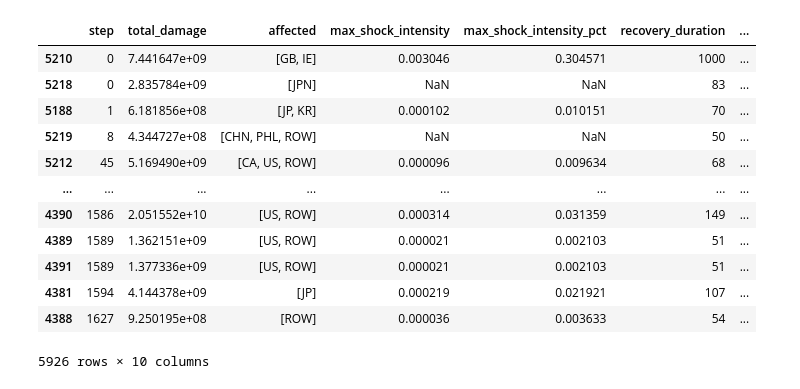
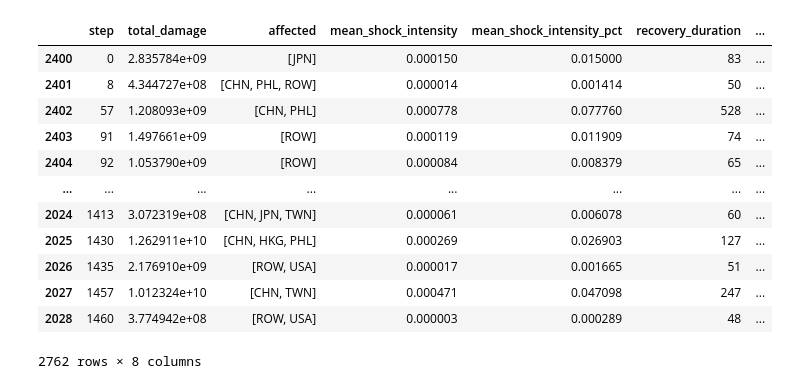
Before and after one commit to spjuhel/Boario-Climada-Compound_Events, a Jupyter notebook: Notebooks/local_pipeline.ipynb, the cells around one changed output. Cells and saved outputs as stored; diff of their text form; code cells hidden in the pictures.

```diff
--- a/Notebooks/local_pipeline.ipynb
+++ b/Notebooks/local_pipeline.ipynb
@@ -34,18 +3,51 @@ combined_df.sort_values(["sample","step"],inplace=True)
+# %%
+import pandas as pd
+import os
+import glob
+import re
+
+# Create an empty list to store dataframes
+dataframes = []
+
+# Define the pattern for the file search
+file_pattern = "../../Boario-Climada-Compound_Events/outputs/sample_*/OECD21-2018_meta_df_impact.parquet"
+
+# Loop through files and read data
+for file_path in glob.glob(file_pattern):
+    filename = os.path.basename(file_path)
+    # Use regex to extract sample number and MRIOT name
+    match = re.search(r"sample_(\d+)/(.+)_meta_df_impact\.parquet", file_path)
+    if match:
+        n = int(match.group(1))
+        mriot_name = match.group(2)
+        if n >= 0 and n <= 100:  # Replace N with the total number of samples
+            df = pd.read_parquet(file_path)
+            df = df.reset_index()
+            df["sample"] = n
+            df["MRIOT"] = mriot_name
+            dataframes.append(df)
+    else:
+        print("Oh noes")
+
+# Concatenate all dataframes into a single dataframe
+combined_df = pd.concat(dataframes, ignore_index=True)
+combined_df["step"] = combined_df["step"].astype(int)
+combined_df.sort_values(["sample","step"],inplace=True)
 # %%
 combined_df.loc[combined_df.MRIOT=="OECD21-2018"].to_parquet("../outputs/meta_df_impact.parquet")
 # %%
-combined_df
+combined_df.loc[combined_df.MRIOT=="OECD21-2018"]
 # %% [output]
-|  | step | total_damage | affected | max_shock_intensity | max_shock_intensity_pct | recovery_duration | ... |
-| 5210 | 0 | 7.441647e+09 | [GB, IE] | 0.003046 | 0.304571 | 1000 | ... |
-| 5218 | 0 | 2.835784e+09 | [JPN] | NaN | NaN | 83 | ... |
-| 5188 | 1 | 6.181856e+08 | [JP, KR] | 0.000102 | 0.010151 | 70 | ... |
-| 5219 | 8 | 4.344727e+08 | [CHN, PHL, ROW] | NaN | NaN | 50 | ... |
-| 5212 | 45 | 5.169490e+09 | [CA, US, ROW] | 0.000096 | 0.009634 | 68 | ... |
+|  | step | total_damage | affected | mean_shock_intensity | mean_shock_intensity_pct | recovery_duration | ... |
+| 2400 | 0 | 2.835784e+09 | [JPN] | 0.000150 | 0.015000 | 83 | ... |
+| 2401 | 8 | 4.344727e+08 | [CHN, PHL, ROW] | 0.000014 | 0.001414 | 50 | ... |
+| 2402 | 57 | 1.208093e+09 | [CHN, PHL] | 0.000778 | 0.077760 | 528 | ... |
+| 2403 | 91 | 1.497661e+09 | [ROW] | 0.000119 | 0.011909 | 74 | ... |
+| 2404 | 92 | 1.053790e+09 | [ROW] | 0.000084 | 0.008379 | 65 | ... |
 | ... | ... | ... | ... | ... | ... | ... | ... |
-| 4390 | 1586 | 2.051552e+10 | [US, ROW] | 0.000314 | 0.031359 | 149 | ... |
-| 4389 | 1589 | 1.362151e+09 | [US, ROW] | 0.000021 | 0.002103 | 51 | ... |
-| 4391 | 1589 | 1.377336e+09 | [US, ROW] | 0.000021 | 0.002103 | 51 | ... |
-| 4381 | 1594 | 4.144378e+09 | [JP] | 0.000219 | 0.021921 | 107 | ... |
-| 4388 | 1627 | 9.250195e+08 | [ROW] | 0.000036 | 0.003633 | 54 | ... |
+| 2024 | 1413 | 3.072319e+08 | [CHN, JPN, TWN] | 0.000061 | 0.006078 | 60 | ... |
+| 2025 | 1430 | 1.262911e+10 | [CHN, HKG, PHL] | 0.000269 | 0.026903 | 127 | ... |
+| 2026 | 1435 | 2.176910e+09 | [ROW, USA] | 0.000017 | 0.001665 | 51 | ... |
+| 2027 | 1457 | 1.012324e+10 | [CHN, TWN] | 0.000471 | 0.047098 | 247 | ... |
+| 2028 | 1460 | 3.774942e+08 | [ROW, USA] | 0.000003 | 0.000289 | 48 | ... |
-5926 rows × 10 columns
+2762 rows × 8 columns
```
Also changed, not shown: parts of 6 cells of this notebook, 3 other files.
